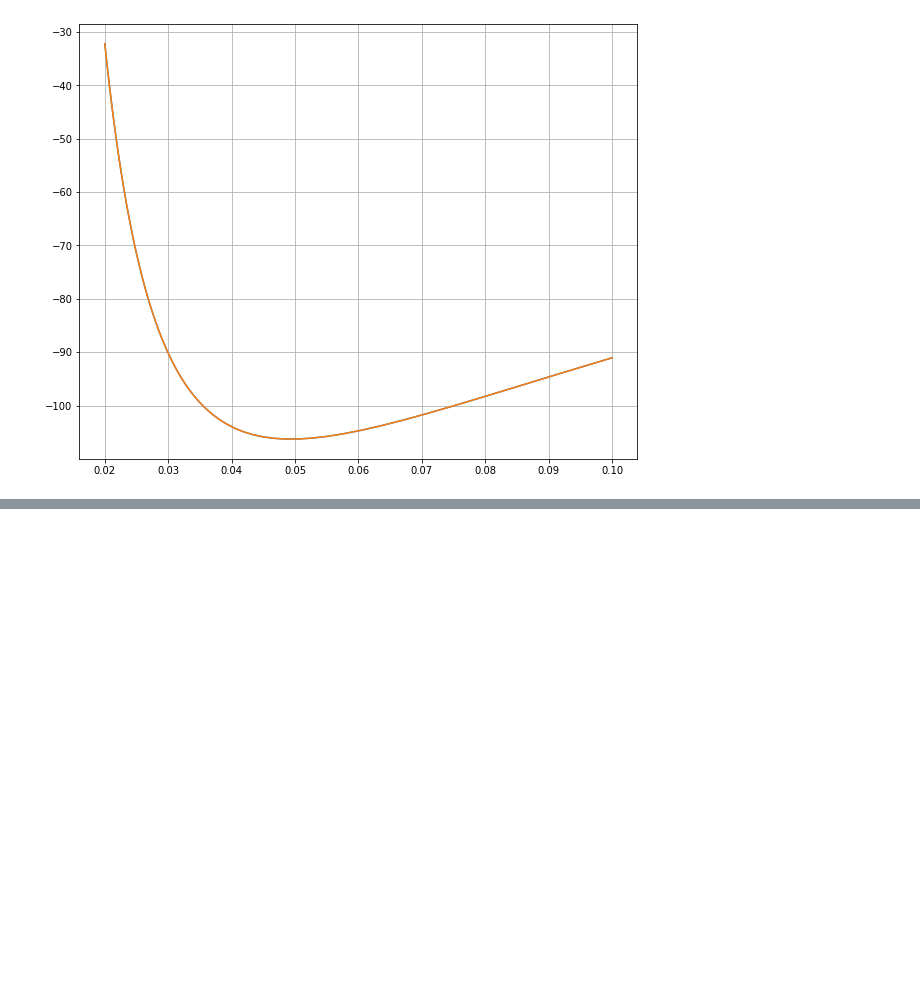
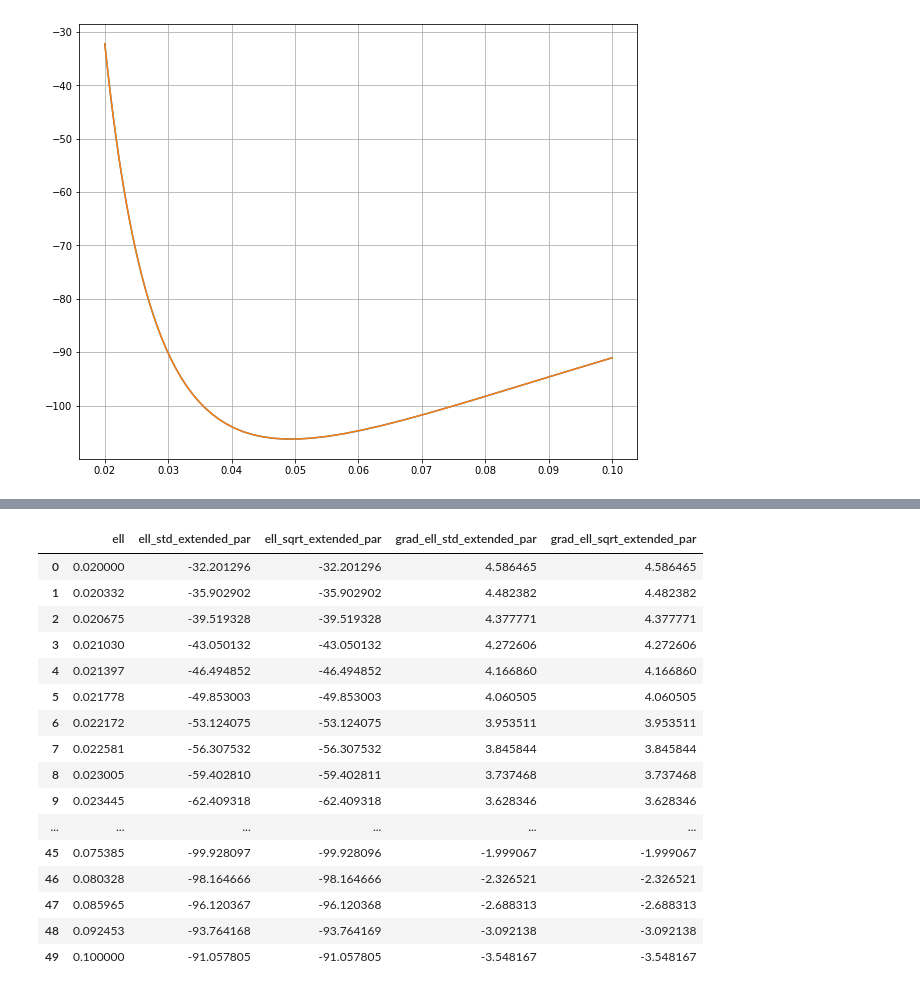
Before and after one commit to EEA-sensors/sqrt-parallel-smoothers, a Jupyter notebook: notebooks/experiment_bearing_only_parameter_estimation.ipynb, the cells around one changed output, grey strips where cells are left out. Drawn from its saved outputs; the diff is of its cells as text; code cells hidden in the pictures; blank space fills up the shorter version.

Commit message:
pe data

```diff
--- a/notebooks/experiment_bearing_only_parameter_estimation.ipynb
+++ b/notebooks/experiment_bearing_only_parameter_estimation.ipynb
@@ -274,0 +159,36 @@ plt.plot(np.linspace(11, 14),
+# %%
+data = np.stack([np.flip(1/np.linspace(10, 50)),
+                 np.flip(ell_std_extended_T50_par),
+                 np.flip(ell_sqrt_extended_T50_par),
+                 np.flip(grad_ell_std_extended_T50_par[:,0]),
+                 np.flip(grad_ell_sqrt_extended_T50_par)[:,0]],
+                 axis=1)
+
+columns = ["ell",
+           "ell_std_extended_par",
+           "ell_sqrt_extended_par",
+           "grad_ell_std_extended_par",
+           "grad_ell_sqrt_extended_par"]
+
+df = pd.DataFrame(data=data, columns=columns)
+df.to_csv("pe_extended_ell_par.csv")
+# %%
+df
+# %% [output]
+|  | ell | ell_std_extended_par | ell_sqrt_extended_par | grad_ell_std_extended_par | grad_ell_sqrt_extended_par |
+| 0 | 0.020000 | -32.201296 | -32.201296 | 4.586465 | 4.586465 |
+| 1 | 0.020332 | -35.902902 | -35.902902 | 4.482382 | 4.482382 |
+| 2 | 0.020675 | -39.519328 | -39.519328 | 4.377771 | 4.377771 |
+| 3 | 0.021030 | -43.050132 | -43.050132 | 4.272606 | 4.272606 |
+| 4 | 0.021397 | -46.494852 | -46.494852 | 4.166860 | 4.166860 |
+| 5 | 0.021778 | -49.853003 | -49.853003 | 4.060505 | 4.060505 |
+| 6 | 0.022172 | -53.124075 | -53.124075 | 3.953511 | 3.953511 |
+| 7 | 0.022581 | -56.307532 | -56.307532 | 3.845844 | 3.845844 |
+| 8 | 0.023005 | -59.402810 | -59.402811 | 3.737468 | 3.737468 |
+| 9 | 0.023445 | -62.409318 | -62.409318 | 3.628346 | 3.628346 |
+| ... | ... | ... | ... | ... | ... |
+| 45 | 0.075385 | -99.928097 | -99.928096 | -1.999067 | -1.999067 |
+| 46 | 0.080328 | -98.164666 | -98.164666 | -2.326521 | -2.326521 |
+| 47 | 0.085965 | -96.120367 | -96.120368 | -2.688313 | -2.688313 |
+| 48 | 0.092453 | -93.764168 | -93.764169 | -3.092138 | -3.092138 |
+| 49 | 0.100000 | -91.057805 | -91.057805 | -3.548167 | -3.548167 |
```
Also changed, not shown: parts of 12 cells of this notebook, 1 other file.
